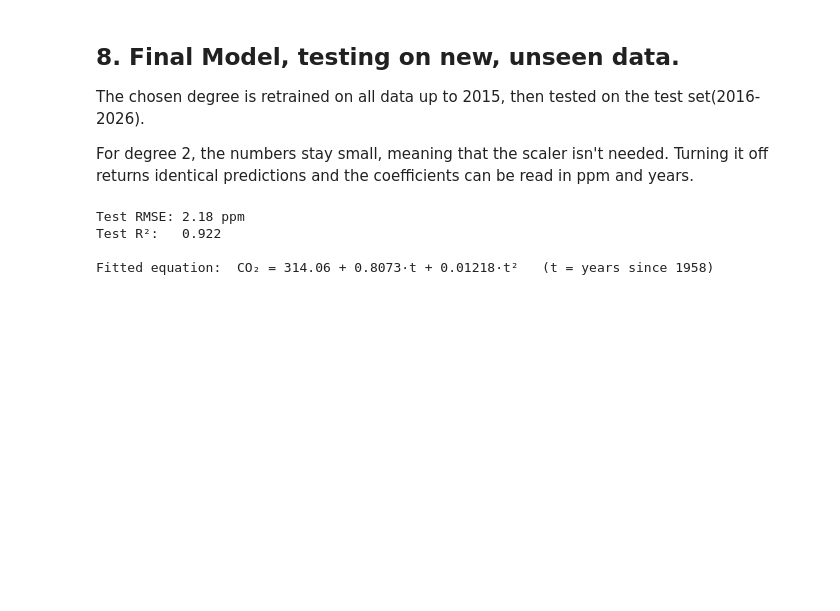
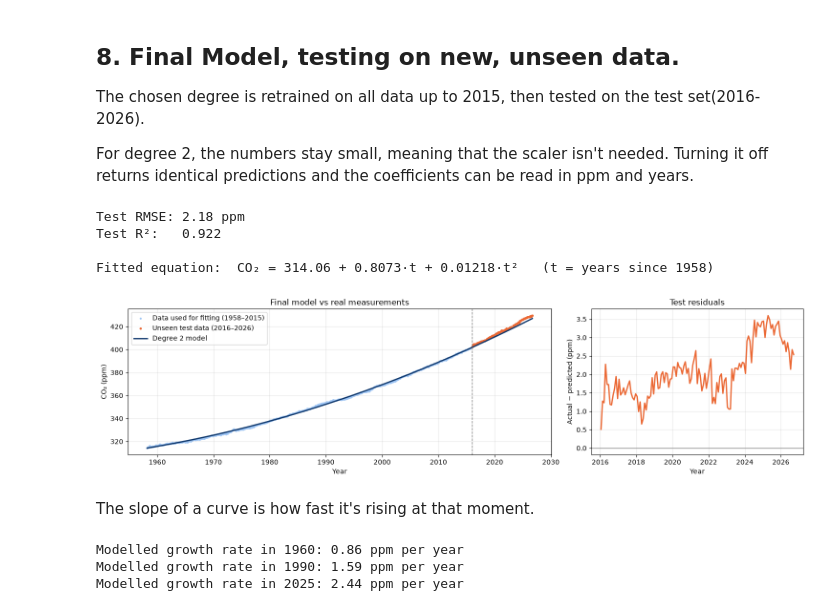
Before and after one commit to IvanKennethBibat/machine-learning-notebooks, a Jupyter notebook: notebooks/polynomial.ipynb, the cells around one changed output. Drawn from its saved outputs; the diff is of its cells as text; code cells hidden in the pictures; blank space fills up the shorter version.

```diff
--- a/notebooks/polynomial.ipynb
+++ b/notebooks/polynomial.ipynb
@@ -361,3 +361,40 @@ Test RMSE: 2.18 ppm
 Test R²:   0.922
 
 Fitted equation:  CO₂ = 314.06 + 0.8073·t + 0.01218·t²   (t = years since 1958)
+# %%
+fig, (ax1, ax2) = plt.subplots(1, 2, figsize=(15, 4), gridspec_kw={'width_ratios': [2, 1]})
+
+# Left: the model against all the real data
+ax1.scatter(dev['decimal date'], dev['deseasonalized'], s=4, color='#9ec5f4', label='Data used for fitting (1958–2015)')
+ax1.scatter(test['decimal date'], y_test, s=6, color='#eb6834', label='Unseen test data (2016–2026)')
+ax1.plot(data['decimal date'], final_model.predict(data[['t']]), color='#0d366b', linewidth=2, label=f'Degree {best_degree} model')
+ax1.axvline(2016, color='grey', linestyle='--', linewidth=1)
+ax1.set_xlabel('Year')
+ax1.set_ylabel('CO₂ (ppm)')
+ax1.set_title('Final model vs real measurements')
+ax1.legend()
+ax1.grid(alpha=0.3)
+
+# Right: residuals = how far off the model is in each test month
+residuals = y_test - test_pred   # positive = real CO₂ is higher than predicted
+ax2.plot(test['decimal date'], residuals, color='#eb6834', linewidth=2)
+ax2.axhline(0, color='grey', linewidth=1)
+ax2.set_xlabel('Year')
+ax2.set_ylabel('Actual − predicted (ppm)')
+ax2.set_title('Test residuals')
+ax2.grid(alpha=0.3)
+
+plt.tight_layout()
+plt.show()
+# %% [output]
+[figure, added]
+# %% [markdown]
+The slope of a curve is how fast it's rising at that moment.
+# %%
+for year in [1960, 1990, 2025]:
+    t = year - 1958
+    print(f"Modelled growth rate in {year}: {b1 + 2 * b2 * t:.2f} ppm per year")
+# %% [output]
+Modelled growth rate in 1960: 0.86 ppm per year
+Modelled growth rate in 1990: 1.59 ppm per year
+Modelled growth rate in 2025: 2.44 ppm per year
```
Also changed, not shown: parts of 11 cells of this notebook.
